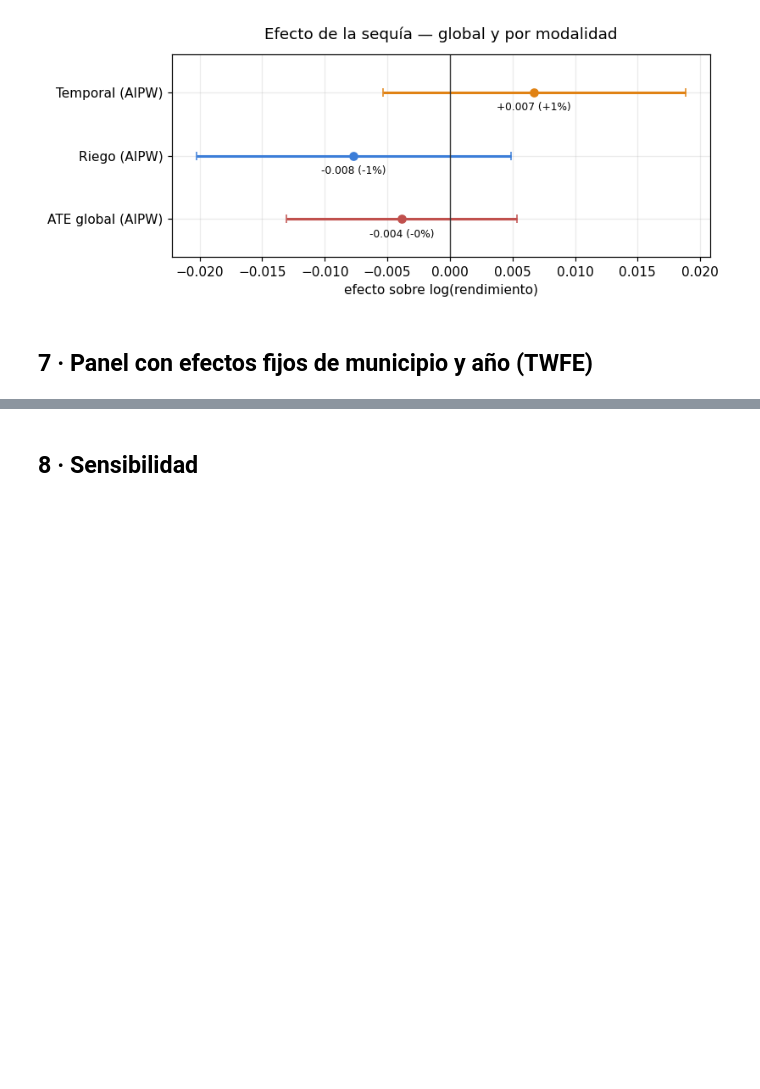
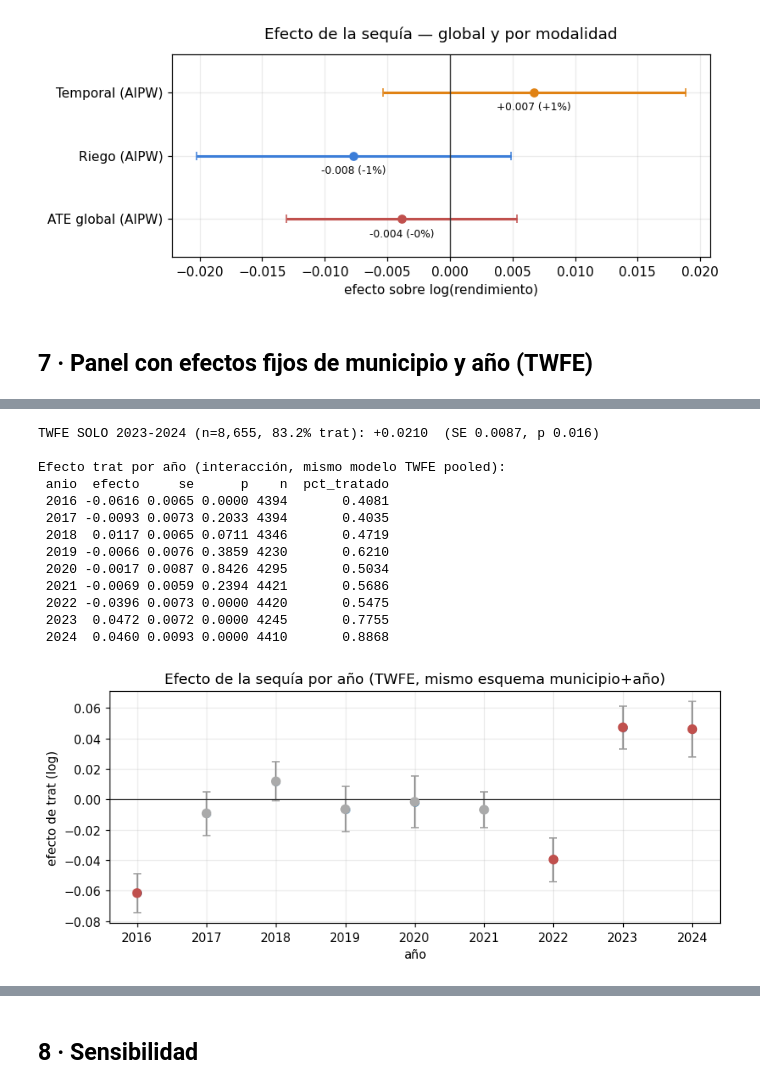
Before and after one commit to Michell-Mar/causalidad, a Jupyter notebook: 04_inferencia_causal.ipynb, the cells around one changed output, grey strips where cells are left out. Saved outputs shown, nothing was run; the diff lists cells and outputs as text; code cells hidden in the pictures; blank space fills up the shorter version.

```diff
--- a/04_inferencia_causal.ipynb
+++ b/04_inferencia_causal.ipynb
@@ -400,12 +510,15 @@ def twfe(y='logY', data=None, interaction=False, drop_noclasif=False, adjust_col
     s = (dd if data is None else data).copy()
     if drop_noclasif:
         s = s[~s['sequia_no_clasificada']].copy()
+    # ciclo/modalidad como controles (§7 diagnóstico: sin ellos el TWFE queda mal especificado
+    # y absorbe su efecto vía log_sembrada, que está fuertemente correlacionado con modalidad/ciclo)
+    s['es_temporal'] = (s['nommodalidad'] == 'Temporal').astype(int)
+    s['es_pv'] = (s['nomcicloproductivo'] == 'PV').astype(int)
     tv = [treat, 'nivel_sequia_prev90_max', 'tmean_ciclo_anom', 'dias_helada',
-          'tmean_prev90_anom', 'log_sembrada']
+          'tmean_prev90_anom', 'log_sembrada', 'es_temporal', 'es_pv']
     if interaction:
-        s['es_temporal'] = (s['nommodalidad'] == 'Temporal').astype(int)
         s['trat_temp'] = s[treat] * s['es_temporal']
-        tv = [treat, 'es_temporal', 'trat_temp'] + tv[1:]
+        tv = [treat, 'trat_temp'] + tv[1:]
     if adjust_collider:
         s['log_cosechada'] = np.log(s['superficie_cosechada'].clip(lower=0.1))
         tv = tv + ['log_cosechada']
@@ -439,0 +562,62 @@ TWFE con interacción:
+# %%
+m_2324, n_2324 = twfe('logY', data=dd[dd['anio'].isin([2023, 2024])])
+j_2324 = n_2324.index('trat')
+sub2324 = dd[dd['anio'].isin([2023, 2024])]
+print(f"TWFE SOLO 2023-2024 (n={len(sub2324):,}, {sub2324['trat'].mean():.1%} trat): "
+      f"{m_2324.params[j_2324]:+.4f}  (SE {m_2324.bse[j_2324]:.4f}, p {m_2324.pvalues[j_2324]:.3f})")
+print()
+
+# efecto por año vía interacción trat x anio, mismo esquema de demeaning municipio + FE año
+s = dd.copy()
+s['es_temporal'] = (s['nommodalidad'] == 'Temporal').astype(int)
+s['es_pv'] = (s['nomcicloproductivo'] == 'PV').astype(int)
+anios = sorted(s['anio'].unique())
+for yr in anios:
+    s[f'trat_{yr}'] = s['trat'] * (s['anio'] == yr)
+tv_year = [f'trat_{yr}' for yr in anios] + ['nivel_sequia_prev90_max', 'tmean_ciclo_anom', 'dias_helada',
+                                             'tmean_prev90_anom', 'log_sembrada', 'es_temporal', 'es_pv']
+Wm = s[tv_year].copy()
+for c in tv_year:
+    Wm[c] = s[c].to_numpy() - s.groupby('muni')[c].transform('mean').to_numpy()
+yy = s['logY'].to_numpy() - s.groupby('muni')['logY'].transform('mean').to_numpy()
+D = pd.get_dummies(s['anio'].astype(str), drop_first=True).astype(float).to_numpy()
+m_yr = sm.OLS(yy, np.column_stack([Wm[tv_year].to_numpy(), D])).fit(
+    cov_type='cluster', cov_kwds={'groups': s['muni'].to_numpy()})
+
+n_by_year = s.groupby('anio').size()
+trat_by_year = s.groupby('anio')['trat'].mean()
+efectos_anio = pd.DataFrame({
+    'anio': anios,
+    'efecto': m_yr.params[:len(anios)],
+    'se': m_yr.bse[:len(anios)],
+    'p': m_yr.pvalues[:len(anios)],
+    'n': [n_by_year[a] for a in anios],
+    'pct_tratado': [trat_by_year[a] for a in anios],
+})
+print('Efecto trat por año (interacción, mismo modelo TWFE pooled):')
+print(efectos_anio.round(4).to_string(index=False))
+
+fig, ax = plt.subplots(figsize=(8, 3.6))
+cols = [C_TRT['tratado'] if p < 0.05 else '#aaa' for p in efectos_anio['p']]
+ax.errorbar(efectos_anio['anio'], efectos_anio['efecto'], yerr=1.96 * efectos_anio['se'],
+            fmt='o', ecolor='#999', capsize=3)
+ax.scatter(efectos_anio['anio'], efectos_anio['efecto'], c=cols, zorder=3, s=50)
+ax.axhline(0, color='#333', lw=0.8)
+ax.set_xlabel('año'); ax.set_ylabel('efecto de trat (log)')
+ax.set_title('Efecto de la sequía por año (TWFE, mismo esquema municipio+año)')
+plt.tight_layout(); plt.show()
+# %% [output]
+TWFE SOLO 2023-2024 (n=8,655, 83.2% trat): +0.0210  (SE 0.0087, p 0.016)
+
+Efecto trat por año (interacción, mismo modelo TWFE pooled):
+ anio  efecto     se      p    n  pct_tratado
+ 2016 -0.0616 0.0065 0.0000 4394       0.4081
+ 2017 -0.0093 0.0073 0.2033 4394       0.4035
+ 2018  0.0117 0.0065 0.0711 4346       0.4719
+ 2019 -0.0066 0.0076 0.3859 4230       0.6210
+ 2020 -0.0017 0.0087 0.8426 4295       0.5034
+ 2021 -0.0069 0.0059 0.2394 4421       0.5686
+ 2022 -0.0396 0.0073 0.0000 4420       0.5475
+ 2023  0.0472 0.0072 0.0000 4245       0.7755
+ 2024  0.0460 0.0093 0.0000 4410       0.8868
+[figure, added]
```
Also changed, not shown: parts of 16 cells of this notebook, 2 other files.
